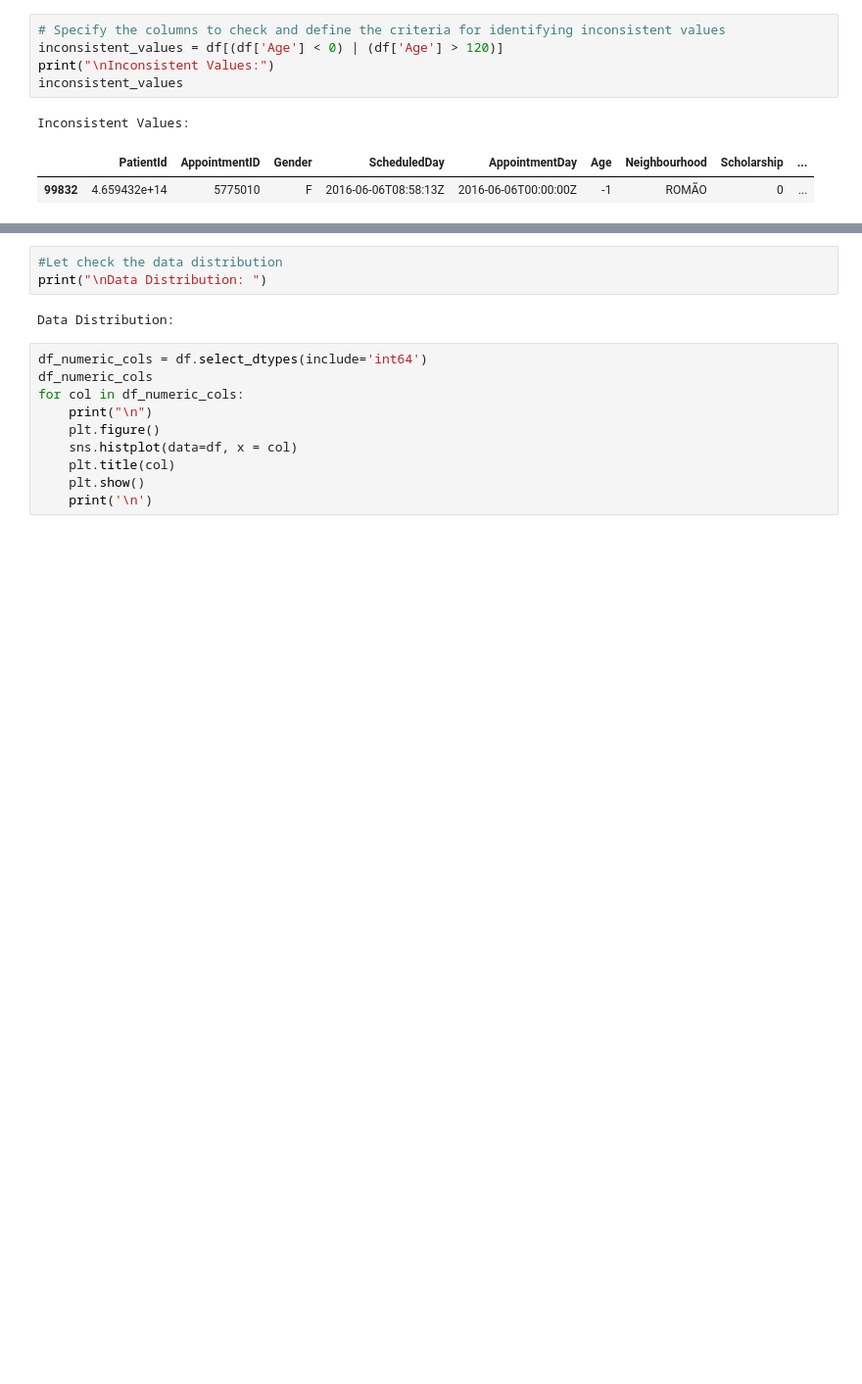
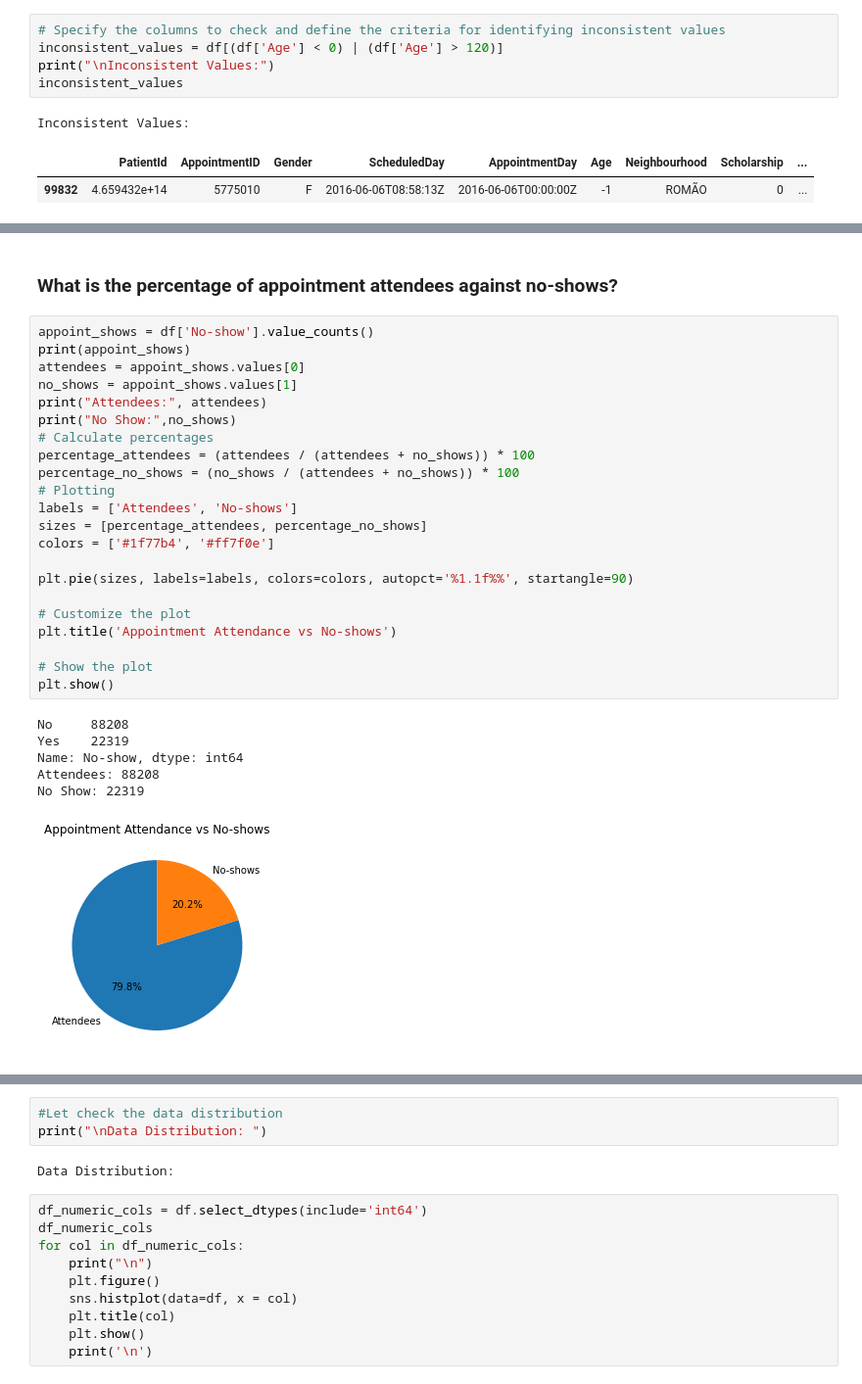
Before and after one commit to philipobiorah/no_show_appointments, a Jupyter notebook: No_show_appointments.ipynb, the cells around one changed output, grey strips where cells are left out. Shown at 98% size. Saved outputs shown, nothing was run; the diff lists cells and outputs as text; blank space fills up the shorter version.

```diff
--- a/No_show_appointments.ipynb
+++ b/No_show_appointments.ipynb
@@ -215,0 +247,31 @@ Inconsistent Values:
+# %% [markdown]
+### What is the percentage of appointment attendees against no-shows?
+# %%
+appoint_shows = df['No-show'].value_counts()
+print(appoint_shows)
+attendees = appoint_shows.values[0]
+no_shows = appoint_shows.values[1]
+print("Attendees:", attendees)
+print("No Show:",no_shows)
+# Calculate percentages
+percentage_attendees = (attendees / (attendees + no_shows)) * 100
+percentage_no_shows = (no_shows / (attendees + no_shows)) * 100
+# Plotting
+labels = ['Attendees', 'No-shows']
+sizes = [percentage_attendees, percentage_no_shows]
+colors = ['#1f77b4', '#ff7f0e']
+
+plt.pie(sizes, labels=labels, colors=colors, autopct='%1.1f%%', startangle=90)
+
+# Customize the plot
+plt.title('Appointment Attendance vs No-shows')
+
+# Show the plot
+plt.show()
+# %% [output]
+No     88208
+Yes    22319
+Name: No-show, dtype: int64
+Attendees: 88208
+No Show: 22319
+[figure, added]
```
Also changed, not shown: parts of 36 cells of this notebook, 1 other file.
